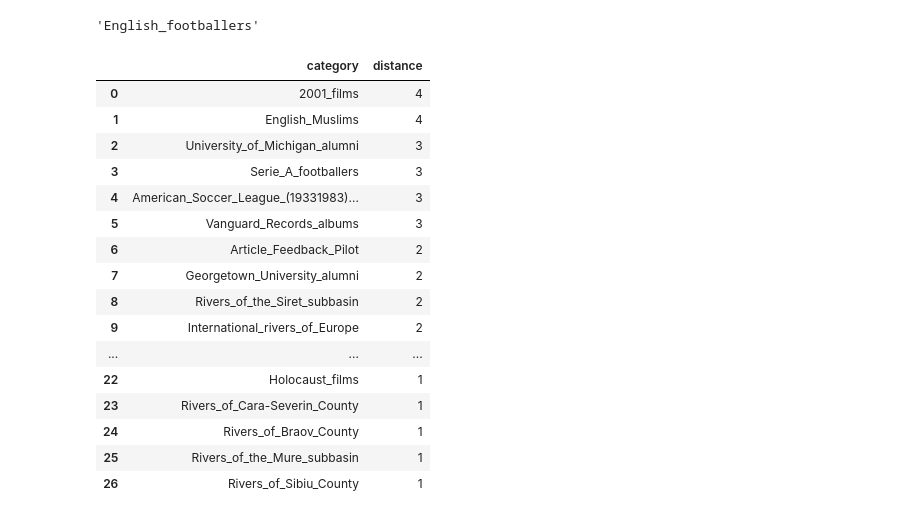
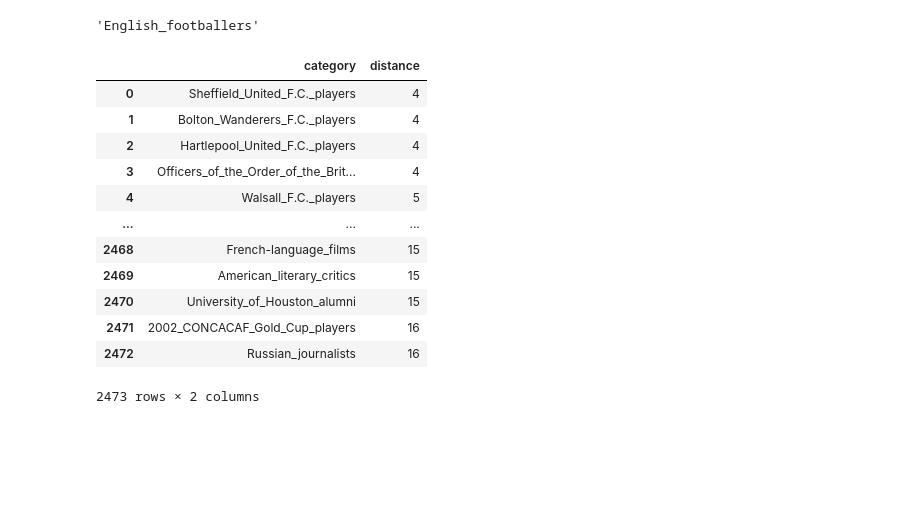
Before and after one commit to Jeremy98-alt/ADM-HW5, a Jupyter notebook: ADM-HW5 - Preliminaries and RQ1+RQ2+RQ5.ipynb, the cells around one changed output. Cells and saved outputs as stored; diff of their text form; code cells hidden in the pictures; blank space fills up the shorter version.

```diff
--- a/ADM-HW5 - Preliminaries and RQ1+RQ2+RQ5.ipynb
+++ b/ADM-HW5 - Preliminaries and RQ1+RQ2+RQ5.ipynb
@@ -327,29 +304,50 @@ for i, ct in tqdm(enumerate(catg)):
+# %%
+import statistics
+from tqdm import tqdm
+
+ctg = list(new_categories["category"])
+pg_lst = list(new_categories["pages list"])
+union_lst = [ [x, list(map(int,pg_lst[i]))] for i, x in enumerate(ctg) ]
+my_dict = {x[0]: x[1] for x in union_lst}
+
+list_c0 = my_dict[c0]
+my_distances_bfs = {}
+for node in tqdm(list_c0):
+    my_distances_bfs[node] = different_bfs(G, node)
+
+medians = []
+for i, ct in tqdm(enumerate(ctg)):
+    values_lists = []
+    if ct != c0:
+        list_c_i = my_dict[ct]
+        for node_x in list_c0:
+            for node_y in list_c_i:
+                if node_y in my_distances_bfs[node_x]:
+                    values_lists.append(my_distances_bfs[node_x][node_y])
+                else:
+                    values_lists.append(float("inf"))
+        medians.append(statistics.median(values_lists))
 # %%
-dists2 = dists.copy()
+dists2 = medians.copy()
 # %%
-pair_res = [ [i, int(x)] for i, x in enumerate(dists) ]
-pair_res = sorted(pair_res, key=lambda x: x[1], reverse=True)
-final_res = [ x for x in pair_res if x[1] != 0 ]
+union_dist_idx = [ [i, int(x)] for i, x in enumerate(dists2) if x != float("inf") ]
+union_dist_idx = sorted(union_dist_idx, key=lambda x: x[1])
 # %%
 distance_cat0 = pd.DataFrame()
-distance_cat0["category"] = [ new_categories.loc[x[0], "category"] for x in final_res ]
-distance_cat0["distance"] = [ x[1] for x in final_res ]
+distance_cat0["category"] = [ new_categories.loc[x[0], "category"] for x in union_dist_idx ]
+distance_cat0["distance"] = [ x[1] for x in union_dist_idx ]
 distance_cat0
 # %% [output]
 |  | category | distance |
-| 0 | 2001_films | 4 |
-| 1 | English_Muslims | 4 |
-| 2 | University_of_Michigan_alumni | 3 |
-| 3 | Serie_A_footballers | 3 |
-| 4 | American_Soccer_League_(19331983)... | 3 |
-| 5 | Vanguard_Records_albums | 3 |
-| 6 | Article_Feedback_Pilot | 2 |
-| 7 | Georgetown_University_alumni | 2 |
-| 8 | Rivers_of_the_Siret_subbasin | 2 |
-| 9 | International_rivers_of_Europe | 2 |
+| 0 | Sheffield_United_F.C._players | 4 |
+| 1 | Bolton_Wanderers_F.C._players | 4 |
+| 2 | Hartlepool_United_F.C._players | 4 |
+| 3 | Officers_of_the_Order_of_the_Brit... | 4 |
+| 4 | Walsall_F.C._players | 5 |
 | ... | ... | ... |
-| 22 | Holocaust_films | 1 |
-| 23 | Rivers_of_Cara-Severin_County | 1 |
-| 24 | Rivers_of_Braov_County | 1 |
-| 25 | Rivers_of_the_Mure_subbasin | 1 |
-| 26 | Rivers_of_Sibiu_County | 1 |
+| 2468 | French-language_films | 15 |
+| 2469 | American_literary_critics | 15 |
+| 2470 | University_of_Houston_alumni | 15 |
+| 2471 | 2002_CONCACAF_Gold_Cup_players | 16 |
+| 2472 | Russian_journalists | 16 |
+2473 rows × 2 columns
```
Also changed, not shown: parts of 4 cells of this notebook.
